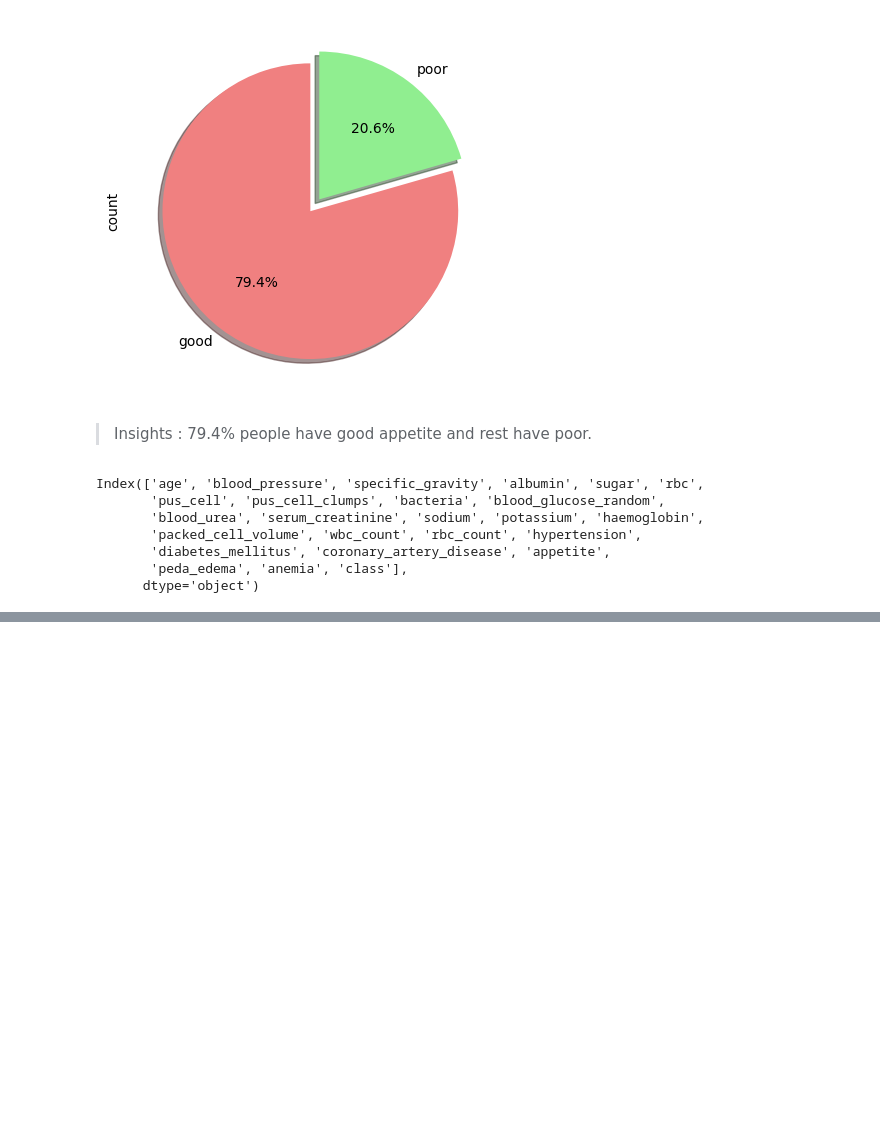
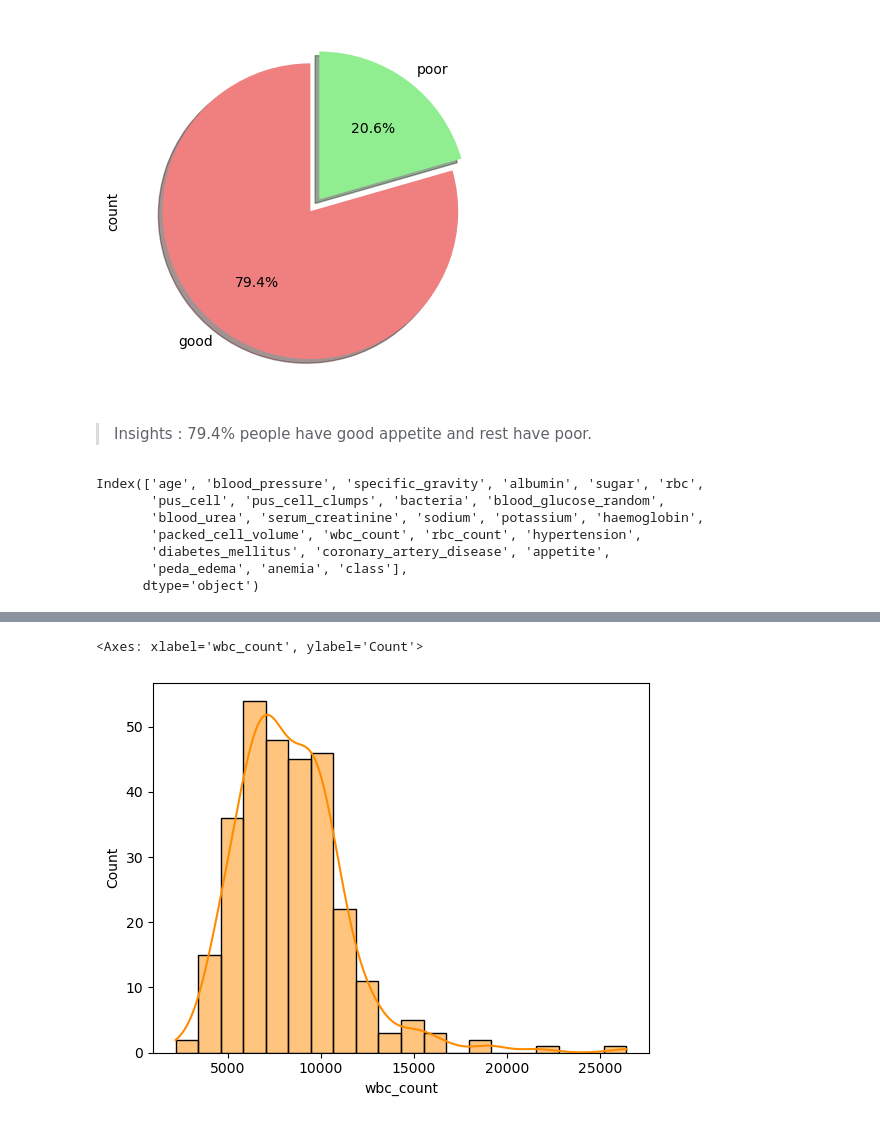
Before and after one commit to prA-G/Machine-Learning, a Jupyter notebook: EDA/3. Chronic Disease Dataset.ipynb, the cells around one changed output, grey strips where cells are left out. Cells and saved outputs as stored; diff of their text form; code cells hidden in the pictures; blank space fills up the shorter version.

```diff
--- a/EDA/3. Chronic Disease Dataset.ipynb
+++ b/EDA/3. Chronic Disease Dataset.ipynb
@@ -371,0 +402,5 @@ Index(['age', 'blood_pressure', 'specific_gravity', 'albumin', 'sugar', 'rbc',
+# %%
+sns.histplot(df['wbc_count'].dropna(), kde= True, bins= 20, color= 'darkorange')
+# %% [output]
+<Axes: xlabel='wbc_count', ylabel='Count'>
+[figure, added]
```
Also changed, not shown: parts of 31 cells of this notebook.
